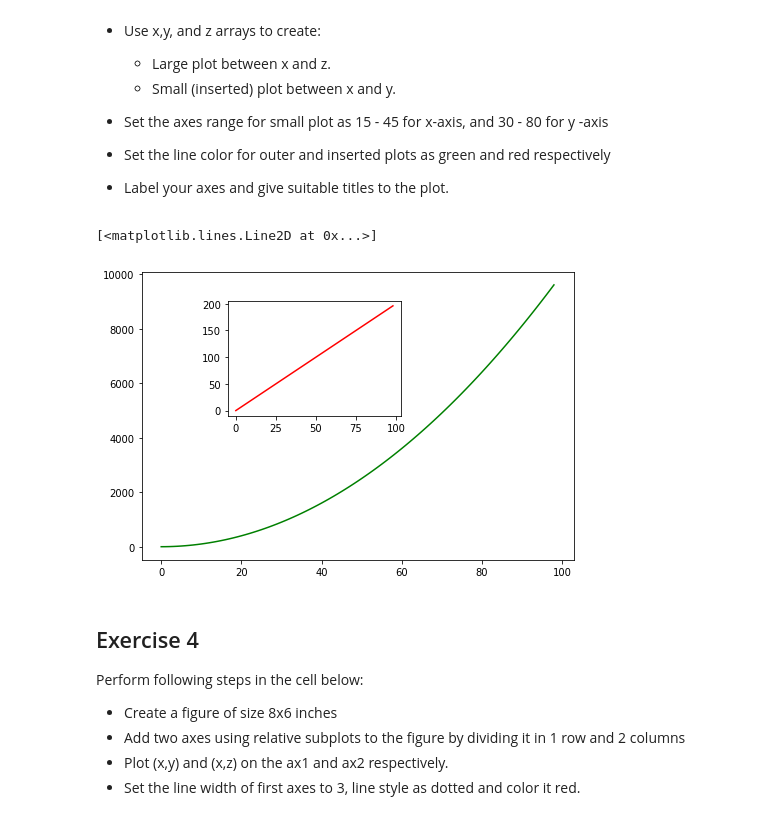
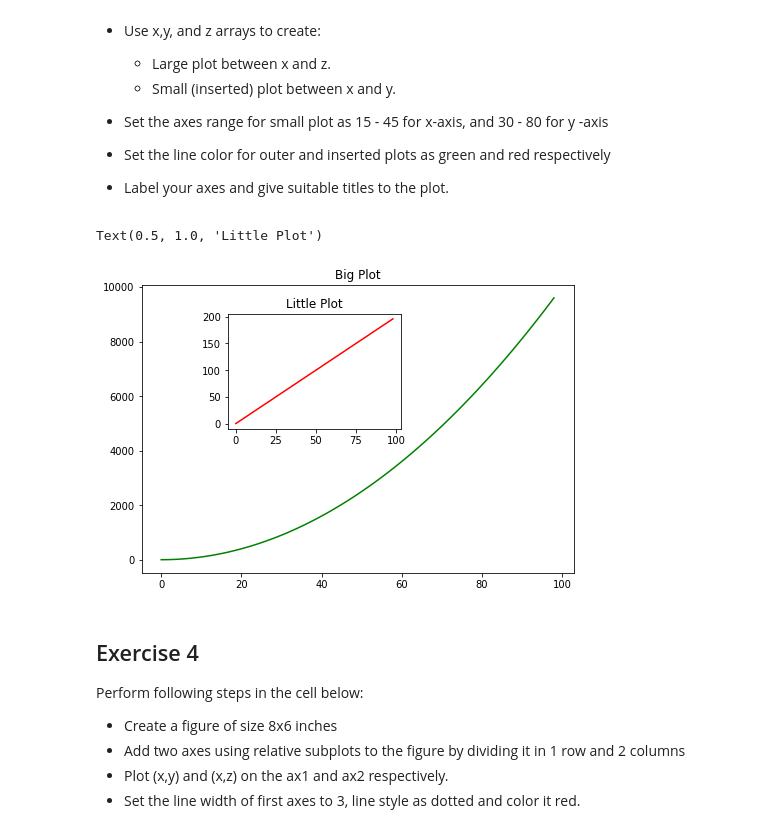
Before and after one commit to NomexHq/ds-matplotlib-intro-lab-nyc-ds-career-031119, a Jupyter notebook: index.ipynb, the cells around one changed output. Cells and saved outputs as stored; diff of their text form; code cells hidden in the pictures.

```diff
--- a/index.ipynb
+++ b/index.ipynb
@@ -124,15 +124,16 @@ Perform following tasks in the cell below:
 # %%
 fig = plt.figure()
 ax1 = fig.add_axes([0,0,1,1])
 ax2 = fig.add_axes([0.2,0.5,.4,.4])
 
 ax1.plot(x,z, color = 'green')
 ax1.set_title('Big Plot')
 
 ax2.plot(x,y, color = 'red')
+ax2.set_title('Little Plot')
 # %% [output]
-[<matplotlib.lines.Line2D at 0x...>]
+Text(0.5, 1.0, 'Little Plot')
-[figure, old version]
+[figure, new version]
 # %% [markdown]
 ## Exercise 4
 
```
